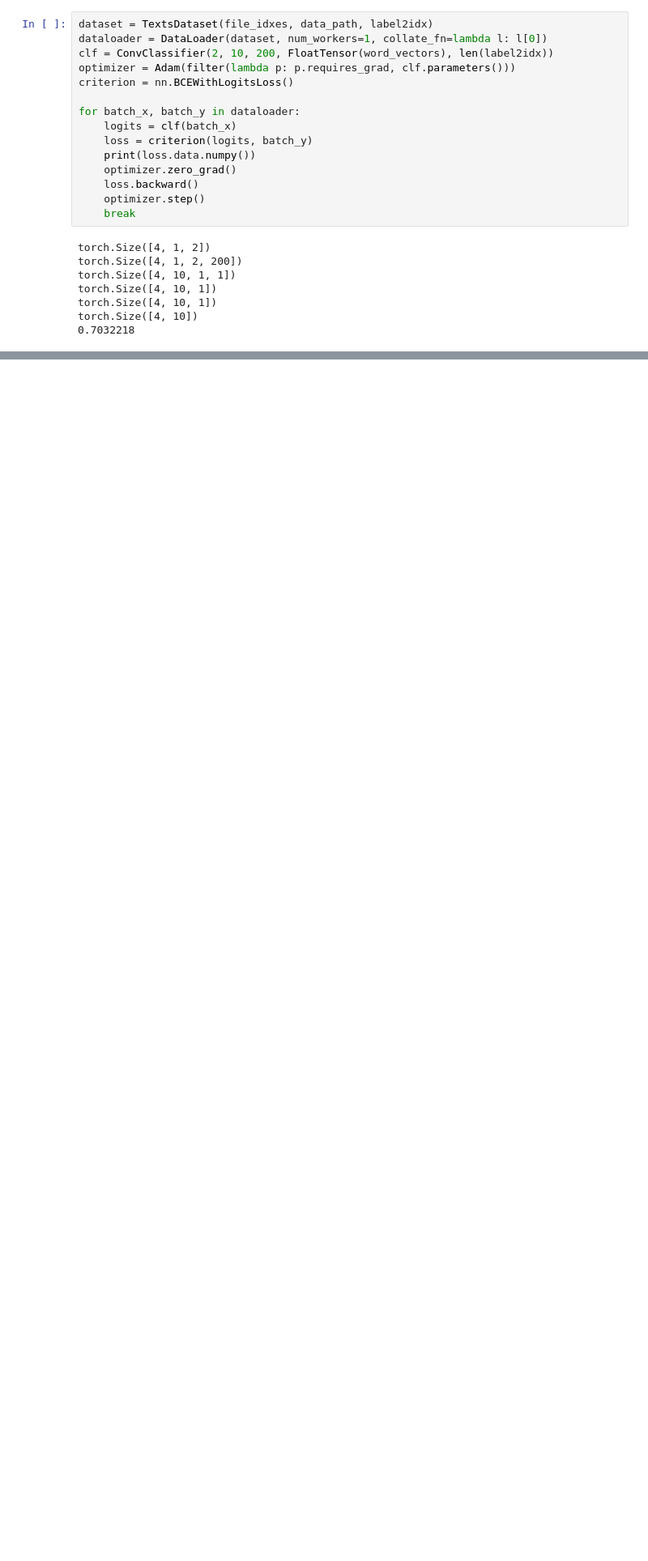
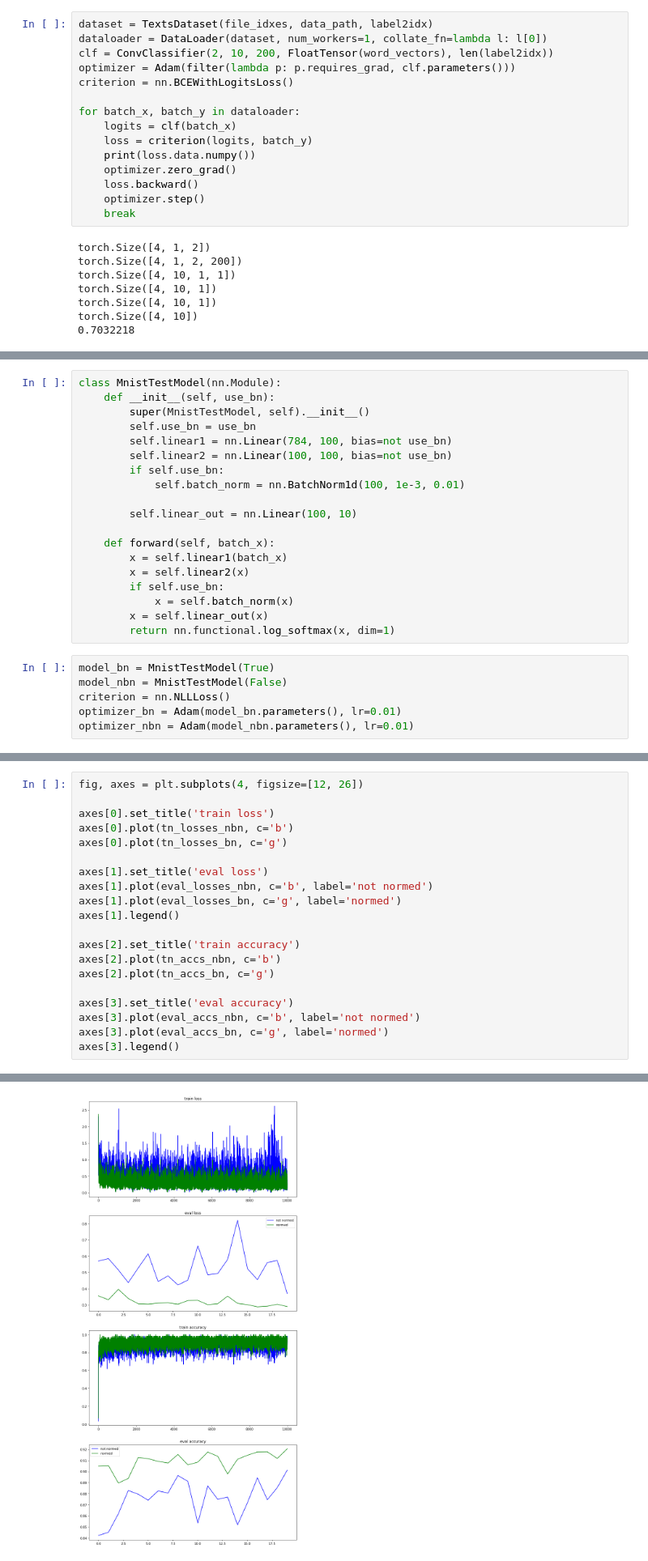
Before and after one commit to mzmey37/grad_work, a Jupyter notebook: nn_run_torch.ipynb, the cells around one changed output, grey strips where cells are left out. Shown: that part at 81% size. Drawn from its saved outputs; the diff is of its cells as text; blank space fills up the shorter version.

Commit message:
batch normalization check in torch

```diff
--- a/nn_run_torch.ipynb
+++ b/nn_run_torch.ipynb
@@ -113,0 +138,25 @@ torch.Size([4, 10])
+# %%
+class MnistTestModel(nn.Module):
+    def __init__(self, use_bn):
+        super(MnistTestModel, self).__init__()
+        self.use_bn = use_bn
+        self.linear1 = nn.Linear(784, 100, bias=not use_bn)
+        self.linear2 = nn.Linear(100, 100, bias=not use_bn)
+        if self.use_bn:
+            self.batch_norm = nn.BatchNorm1d(100, 1e-3, 0.01)
+
+        self.linear_out = nn.Linear(100, 10)
+
+    def forward(self, batch_x):
+        x = self.linear1(batch_x)
+        x = self.linear2(x)
+        if self.use_bn:
+            x = self.batch_norm(x)
+        x = self.linear_out(x)
+        return nn.functional.log_softmax(x, dim=1)
+# %%
+model_bn = MnistTestModel(True)
+model_nbn = MnistTestModel(False)
+criterion = nn.NLLLoss()
+optimizer_bn = Adam(model_bn.parameters(), lr=0.01)
+optimizer_nbn = Adam(model_nbn.parameters(), lr=0.01)
@@ -113,0 +221,21 @@ torch.Size([4, 10])
+# %%
+fig, axes = plt.subplots(4, figsize=[12, 26])
+
+axes[0].set_title('train loss')
+axes[0].plot(tn_losses_nbn, c='b')
+axes[0].plot(tn_losses_bn, c='g')
+
+axes[1].set_title('eval loss')
+axes[1].plot(eval_losses_nbn, c='b', label='not normed')
+axes[1].plot(eval_losses_bn, c='g', label='normed')
+axes[1].legend()
+
+axes[2].set_title('train accuracy')
+axes[2].plot(tn_accs_nbn, c='b')
+axes[2].plot(tn_accs_bn, c='g')
+
+axes[3].set_title('eval accuracy')
+axes[3].plot(eval_accs_nbn, c='b', label='not normed')
+axes[3].plot(eval_accs_bn, c='g', label='normed')
+axes[3].legend()
+# %% [output]
@@ -113,0 +243 @@ torch.Size([4, 10])
+[figure, added]
```
Also changed, not shown: parts of 10 cells of this notebook, 1 other file.
